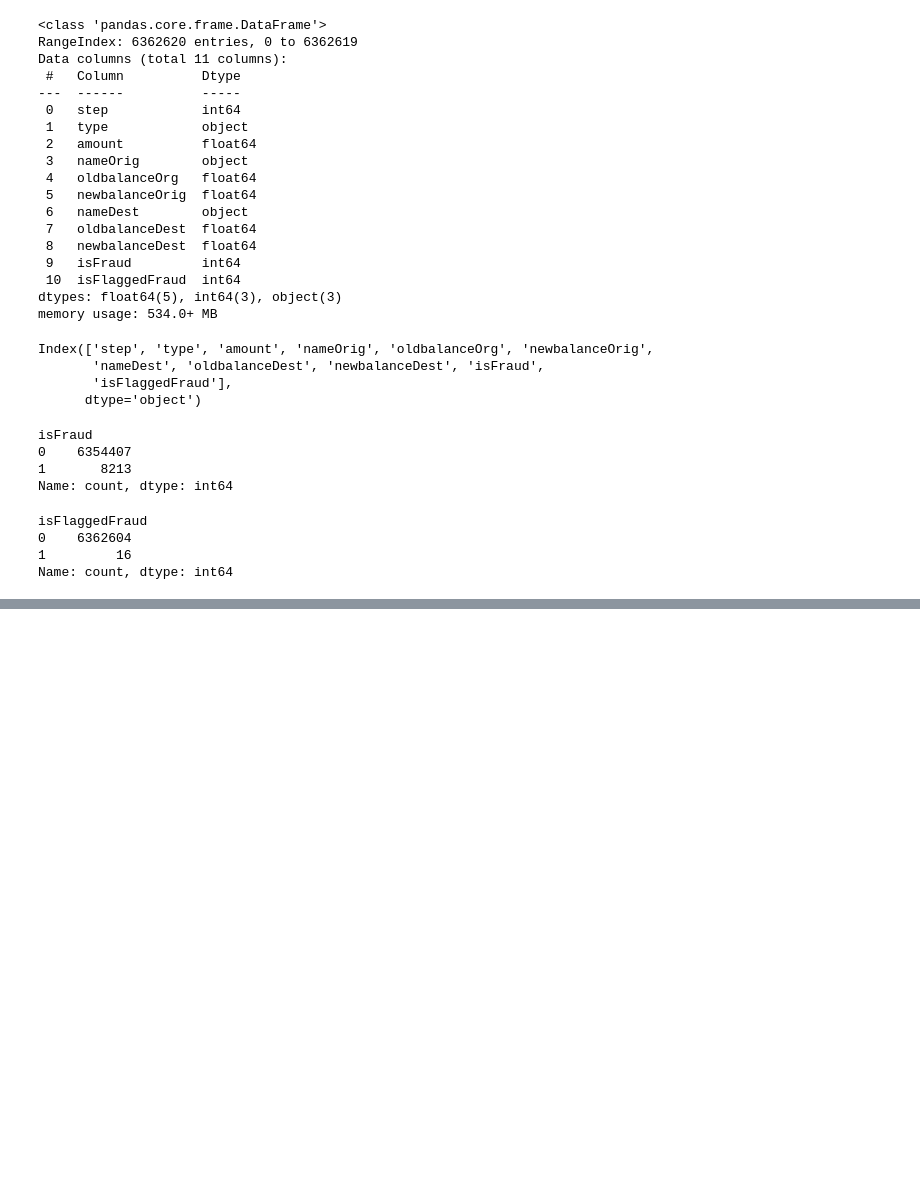
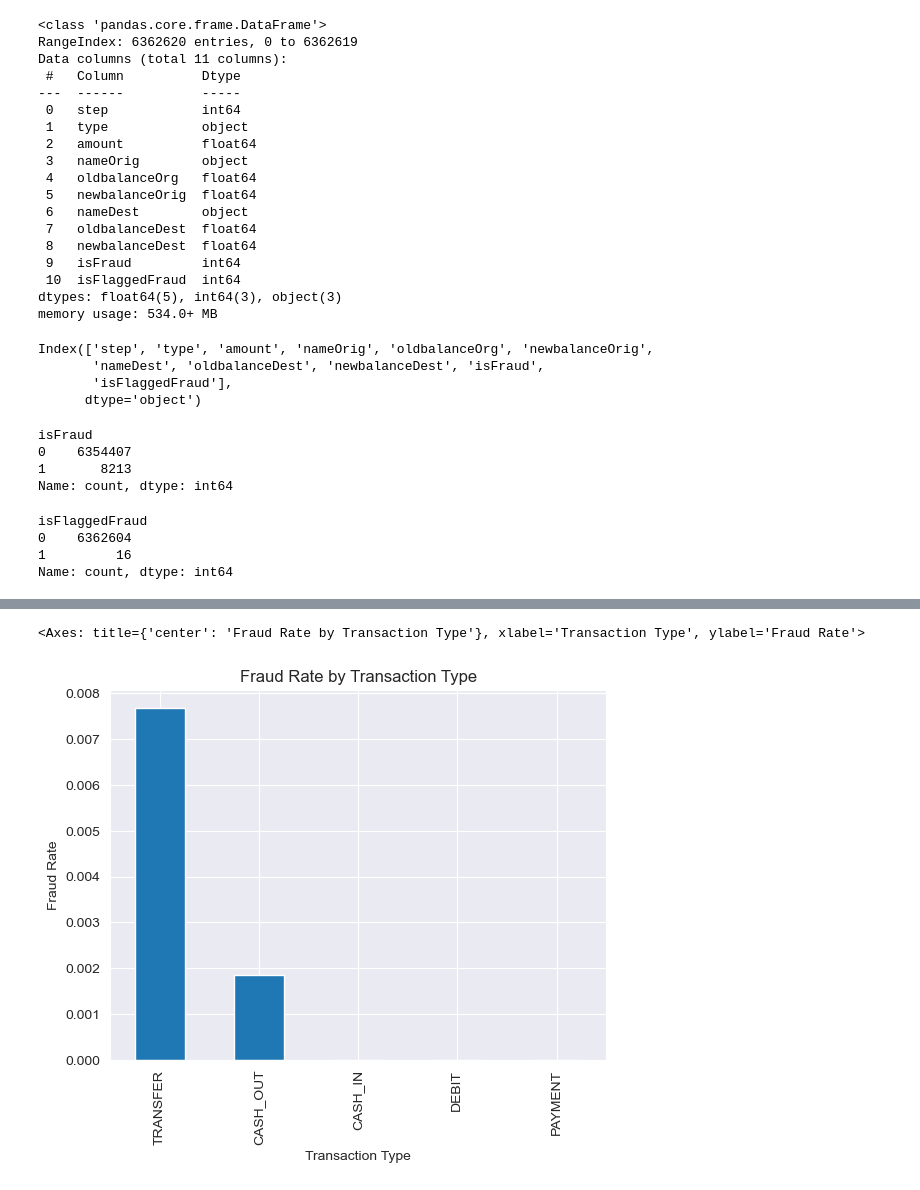
Before and after one commit to purbashis/fraud-detectation, a Jupyter notebook: fd.ipynb, the cells around one changed output, grey strips where cells are left out. Drawn from its saved outputs; the diff is of its cells as text; code cells hidden in the pictures; blank space fills up the shorter version.

```diff
--- a/fd.ipynb
+++ b/fd.ipynb
@@ -65,0 +94,6 @@ Name: count, dtype: int64
+# %%
+fraud_by_type = df.groupby('type')['isFraud'].mean().sort_values(ascending=False)
+fraud_by_type.plot(kind='bar', title='Fraud Rate by Transaction Type', xlabel='Transaction Type', ylabel='Fraud Rate')
+# %% [output]
+<Axes: title={'center': 'Fraud Rate by Transaction Type'}, xlabel='Transaction Type', ylabel='Fraud Rate'>
+[figure, added]
```
Also changed, not shown: parts of 29 cells of this notebook.
